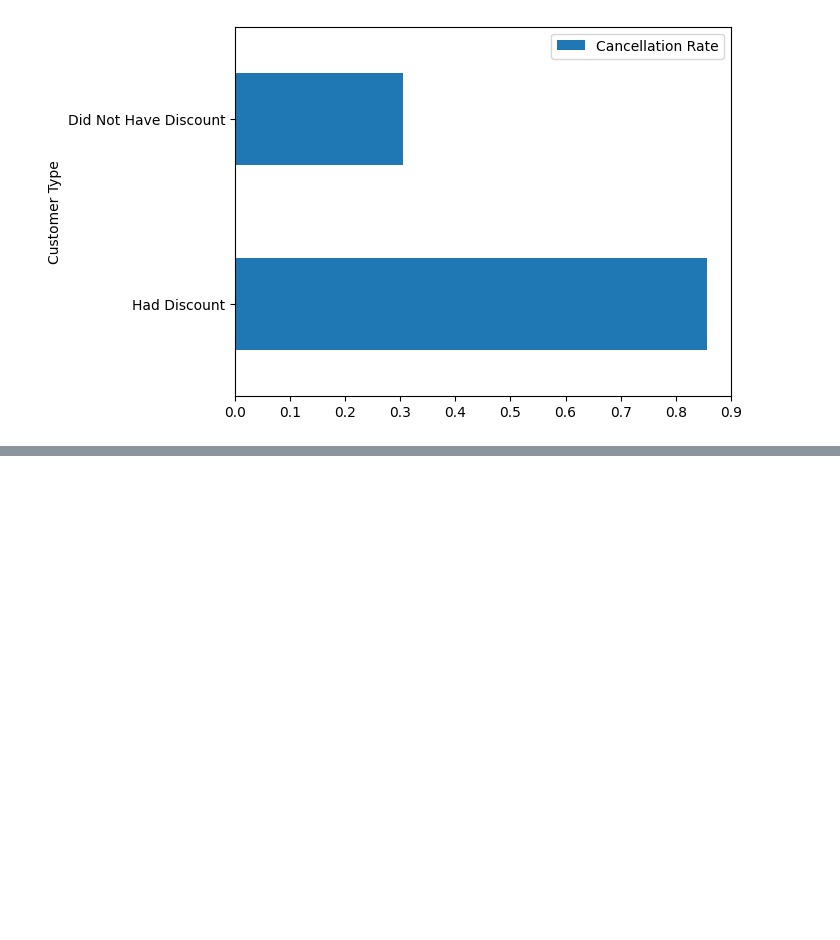
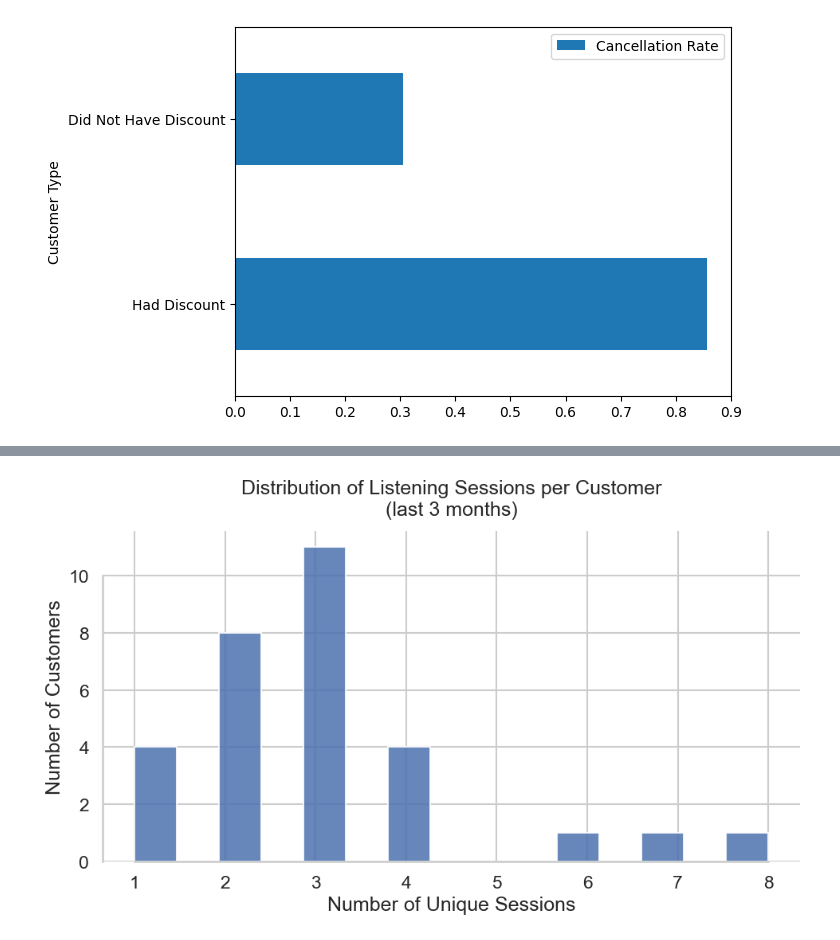
Before and after one commit to Marcin-Charzynski/retention-radar, a Jupyter notebook: notebooks/customer_churn_data_prep.ipynb, the cells around one changed output, grey strips where cells are left out. Saved outputs shown, nothing was run; the diff lists cells and outputs as text; code cells hidden in the pictures; blank space fills up the shorter version.

Commit message:
new chart added

```diff
--- a/notebooks/customer_churn_data_prep.ipynb
+++ b/notebooks/customer_churn_data_prep.ipynb
@@ -468,0 +506,3 @@ plt.close(fig)
+# %%
+audio_clean = pd.DataFrame(audio['ID'].str.split('-').to_list()).rename(columns={0: 'Type', 1: 'Audio ID'})
+audio_clean.head()
@@ -468,0 +516,3 @@ plt.close(fig)
+# %%
+audio_all = pd.concat([audio_clean, audio], axis=1)
+audio_all.head()
@@ -468,0 +536,3 @@ plt.close(fig)
+# %%
+audio_all['Audio ID'] = audio_all['Audio ID'].astype('int')
+audio_all.head()
@@ -468,0 +546,3 @@ plt.close(fig)
+# %%
+df = listening_history.merge(audio_all, how='left', on='Audio ID')
+df
@@ -468,0 +563,29 @@ plt.close(fig)
+# %%
+# The number of listening sessions that each customer had in the past 3 months
+session_counts = df.groupby('Customer ID')['Session ID'].nunique()
+
+sns.set_style("whitegrid")
+sns.set_context("talk")
+fig, ax = plt.subplots(figsize=(10, 6))
+
+n_bins = 15
+ax.hist(session_counts,
+        bins=n_bins,
+        color="#4C72B0",
+        edgecolor="white",
+        alpha=0.85)
+
+ax.set_title("Distribution of Listening Sessions per Customer\n(last 3 months)", pad=15)
+ax.set_xlabel("Number of Unique Sessions")
+ax.set_ylabel("Number of Customers")
+
+sns.despine(trim=True)
+
+plt.tight_layout()
+fig.savefig("../assets/images/sessions_histogram.png",
+            dpi=300,
+            bbox_inches="tight")
+plt.show()
+plt.close(fig)
+# %% [output]
+[figure, added]
```
Also changed, not shown: parts of 11 cells of this notebook, 1 other file.
